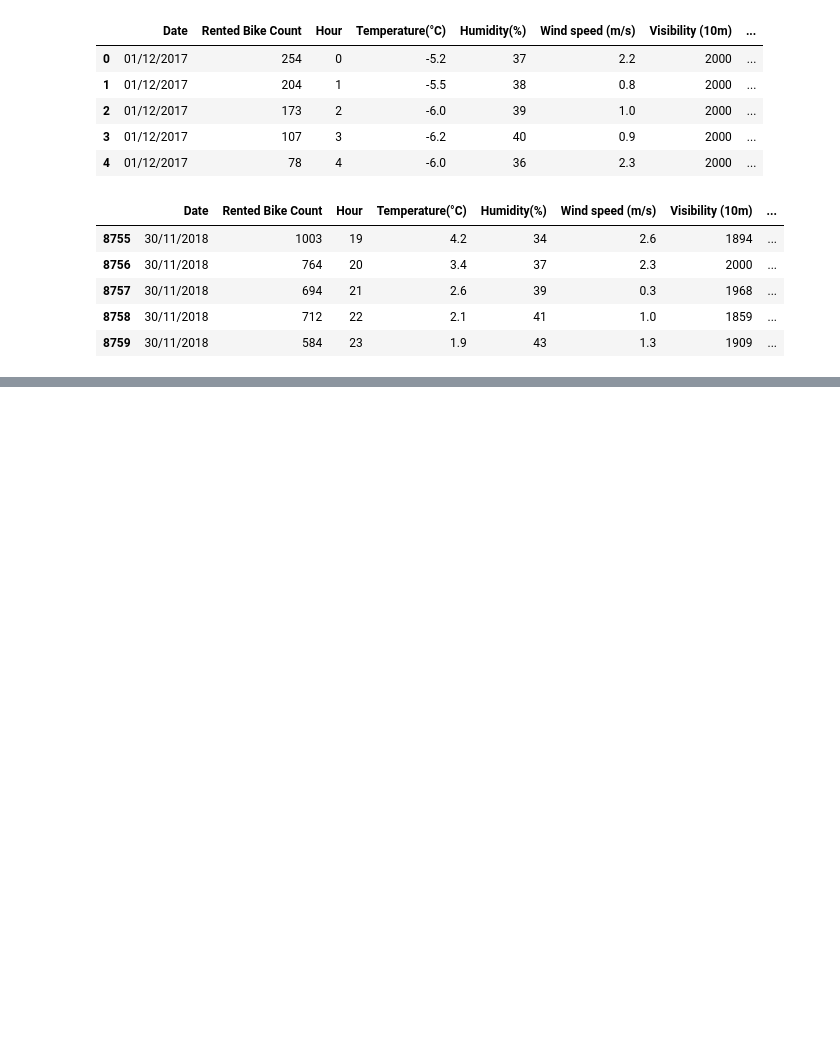
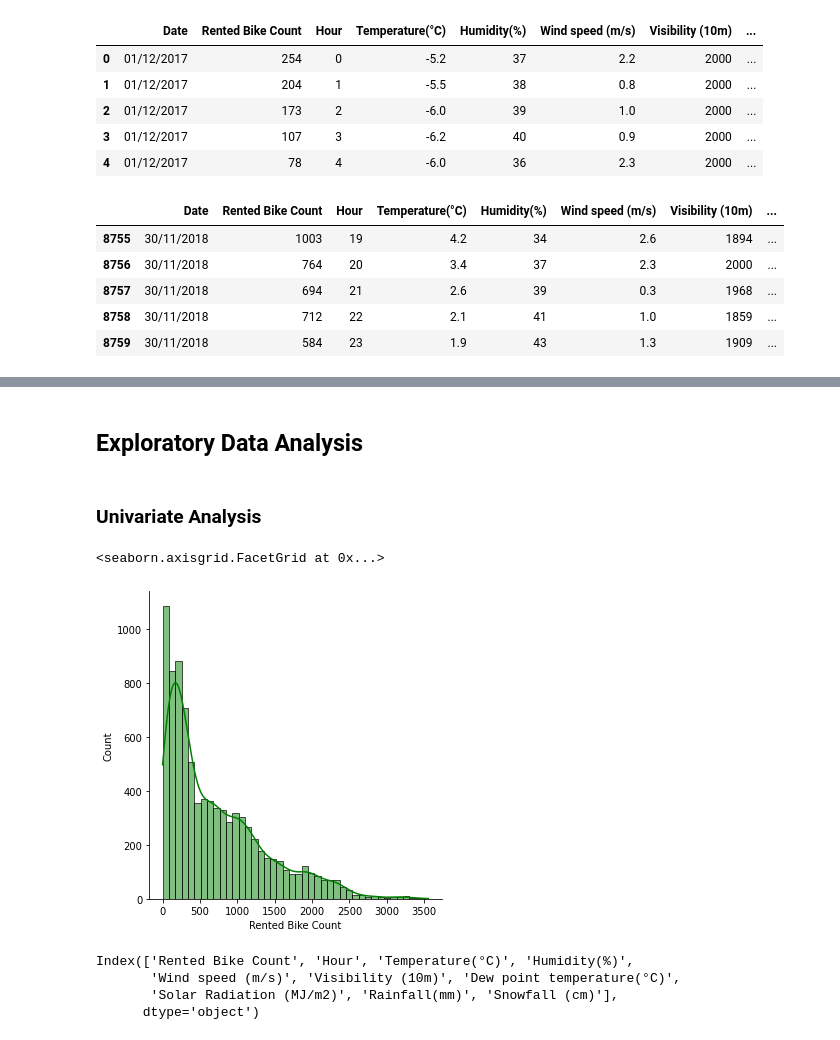
Before and after one commit to KK-Niraj/Seoul-Bike-Sharing-Demand-Prediction, a Jupyter notebook: Bike_Sharing_Demand_Prediction_Capstone_Project.ipynb, the cells around one changed output, grey strips where cells are left out. Drawn from its saved outputs; the diff is of its cells as text; code cells hidden in the pictures; blank space fills up the shorter version.

```diff
--- a/Bike_Sharing_Demand_Prediction_Capstone_Project.ipynb
+++ b/Bike_Sharing_Demand_Prediction_Capstone_Project.ipynb
@@ -74,0 +134,17 @@ dataset.tail()
+# %% [markdown]
+## Exploratory Data Analysis
+# %% [markdown]
+### Univariate Analysis
+# %%
+sns.displot(dataset['Rented Bike Count'],kde=True,color='g')
+# %% [output]
+<seaborn.axisgrid.FacetGrid at 0x...>
+[figure, added]
+# %%
+numeric_features = dataset.describe().columns
+numeric_features
+# %% [output]
+Index(['Rented Bike Count', 'Hour', 'Temperature(°C)', 'Humidity(%)',
+       'Wind speed (m/s)', 'Visibility (10m)', 'Dew point temperature(°C)',
+       'Solar Radiation (MJ/m2)', 'Rainfall(mm)', 'Snowfall (cm)'],
+      dtype='object')
```
Also changed, not shown: parts of 8 cells of this notebook.
